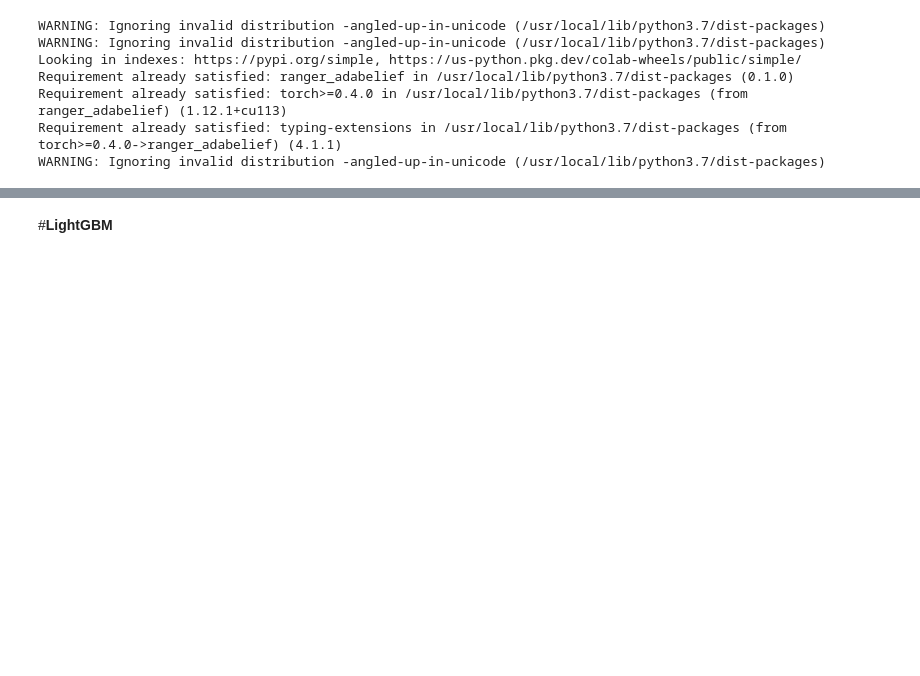
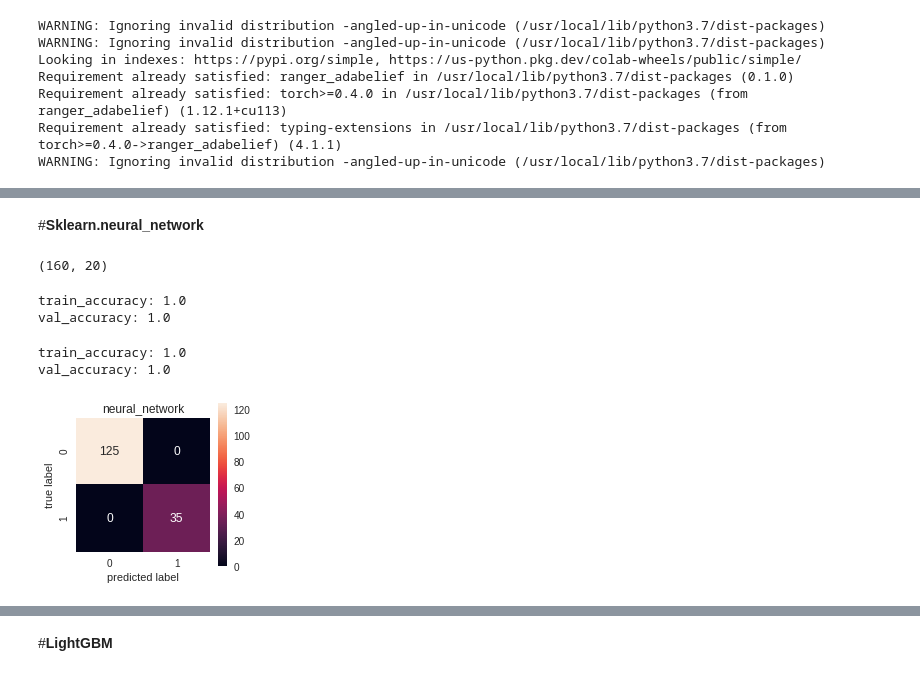
Before and after one commit to ykitaguchi77/Kaggle, a Jupyter notebook: Bunkruptcy-prediction.ipynb, the cells around one changed output, grey strips where cells are left out. Cells and saved outputs as stored; diff of their text form; code cells hidden in the pictures; blank space fills up the shorter version.

```diff
--- a/Bunkruptcy-prediction.ipynb
+++ b/Bunkruptcy-prediction.ipynb
@@ -993,0 +1013,62 @@ array([1, 0, 0, 0, 0, 0, 0, 0, 1, 0, 0, 0, 0, 0, 1, 1, 0, 0, 1, 0, 0, 0,
+# %% [markdown]
+#**Sklearn.neural_network**
+# %%
+import scipy.stats
+from sklearn import preprocessing
+
+# target label
+y = train_df['bankruptcy']
+
+# predictor features
+X = train_df.drop(['id', 'bankruptcy'], axis=1)
+X = X.apply(scipy.stats.zscore, axis=0) #standardization
+
+# list of categorical features
+category_list = X.columns[X.dtypes=='category'].values.tolist()
+
+# standardize testset
+test_df = test_df.apply(scipy.stats.zscore, axis=0)
+
+
+#Split the data
+from sklearn.model_selection import train_test_split
+x_train, x_val, y_train, y_val = train_test_split(X, y, test_size = 0.2)
+# %% [output]
+(160, 20)
+# %%
+#正規化する
+from sklearn.preprocessing import StandardScaler
+scaler = StandardScaler()
+scaler.fit(X)
+X_train = scaler.transform(X)
+Y_train = y
+X_test = scaler.transform(test_df.iloc[:, 0:20])
+
+#モデル作成
+import numpy as np
+from sklearn.neural_network import MLPClassifier
+model = MLPClassifier(alpha=0.1, hidden_layer_sizes=(100, 100, 100), learning_rate='adaptive', max_iter=500, random_state=42, solver="lbfgs", early_stopping=True)
+clf = model.fit(X_train,Y_train)
+print(f"train_accuracy: {accuracy_score(y_train, clf.predict(x_train))}")
+print(f"val_accuracy: {accuracy_score(y_val, clf.predict(x_val))}")
+# %% [output]
+train_accuracy: 1.0
+val_accuracy: 1.0
+# %%
+#accuracy
+print(f"train_accuracy: {accuracy_score(y_train, clf.predict(x_train))}")
+print(f"val_accuracy: {accuracy_score(y_val, clf.predict(x_val))}")
+
+#confusion_matrix
+cmx_data = confusion_matrix(y_val, clf.predict(x_val))
+df_cmx = pd.DataFrame(cmx_data)
+plt.figure(figsize = (3,3))
+sns.heatmap(df_cmx, fmt='d', annot=True, square=True)
+plt.title("neural_network")
+plt.xlabel('predicted label')
+plt.ylabel('true label')
+plt.show()
+# %% [output]
+train_accuracy: 1.0
+val_accuracy: 1.0
+[figure, added]
```
Also changed, not shown: parts of 7 cells of this notebook.
